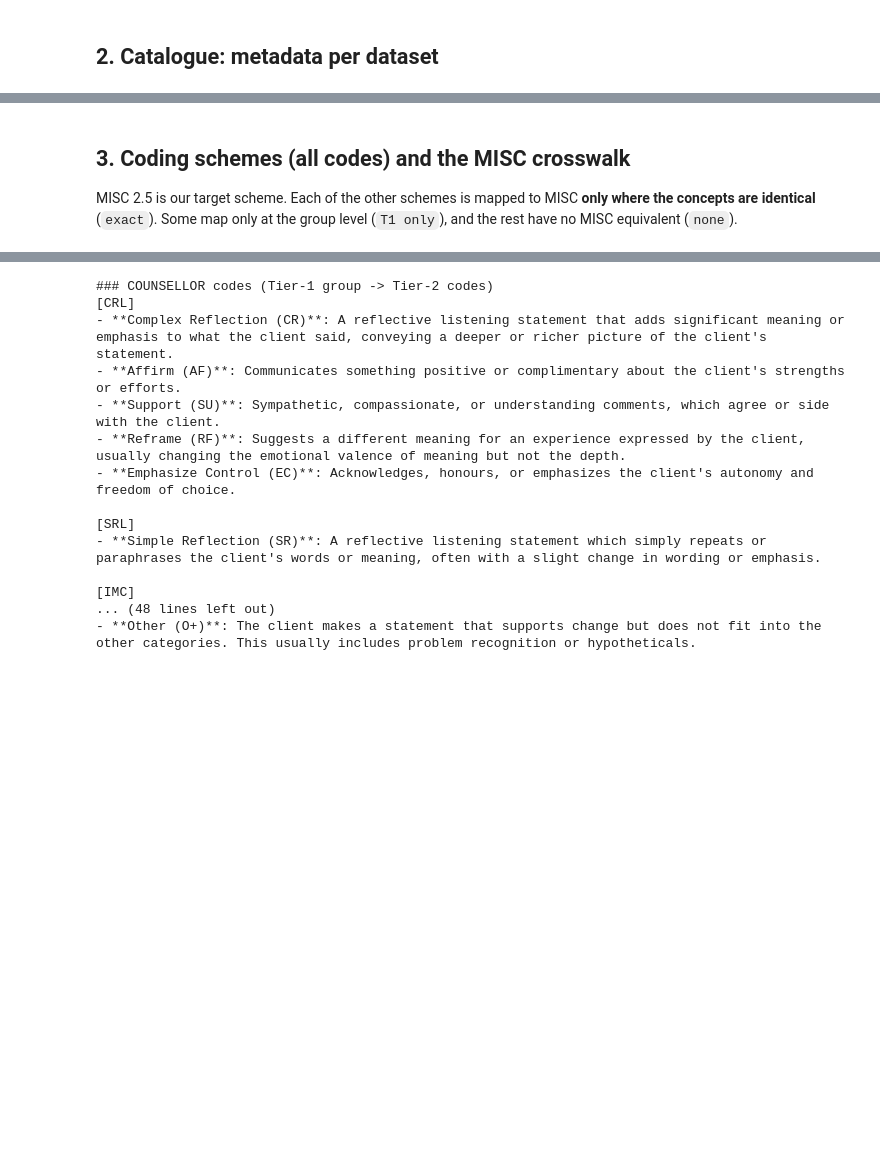
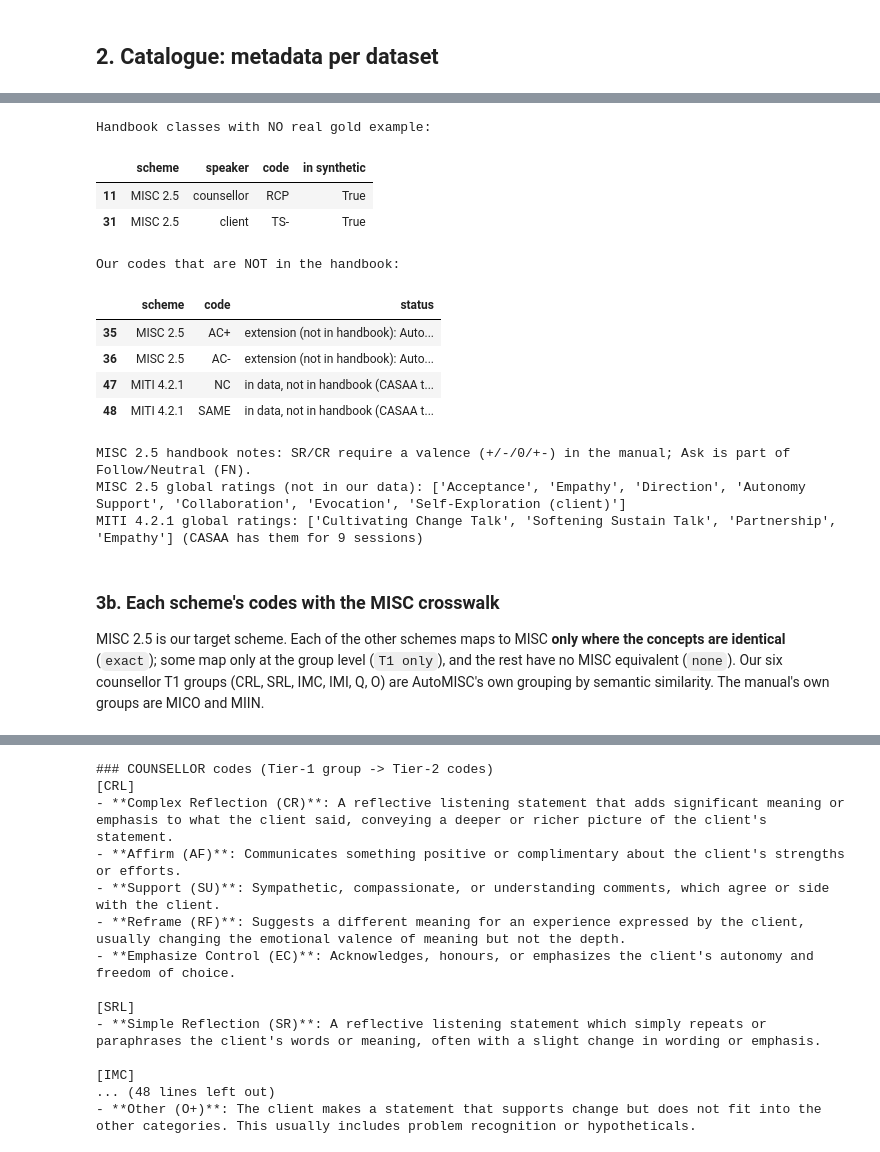
Before and after one commit to Zme874amy/Behavioral-Coding, a Jupyter notebook: notebooks/datasets_eda.ipynb, the cells around one changed output, grey strips where cells are left out. Cells and saved outputs as stored; diff of their text form; code cells hidden in the pictures; blank space fills up the shorter version.

```diff
--- a/notebooks/datasets_eda.ipynb
+++ b/notebooks/datasets_eda.ipynb
@@ -89,8 +125,30 @@ cat.join(size)
+# %%
+print('Handbook classes with NO real gold example:')
+display(H[(H.status == 'ok') & (H['gold datasets'] == '')][['scheme','speaker','code','in synthetic']])
+print('Our codes that are NOT in the handbook:'); display(H[H.status.str.startswith(('extension', 'in data'))][['scheme','code','status']])
+print('MISC 2.5 handbook notes:', registry.HANDBOOK['MISC 2.5']['notes'])
+print('MISC 2.5 global ratings (not in our data):', registry.HANDBOOK['MISC 2.5']['globals'])
+print('MITI 4.2.1 global ratings:', registry.HANDBOOK['MITI 4.2.1']['globals'], '(CASAA has them for 9 sessions)')
+# %% [output]
+Handbook classes with NO real gold example:
+|  | scheme | speaker | code | in synthetic |
+| 11 | MISC 2.5 | counsellor | RCP | True |
+| 31 | MISC 2.5 | client | TS- | True |
+Our codes that are NOT in the handbook:
+|  | scheme | code | status |
+| 35 | MISC 2.5 | AC+ | extension (not in handbook): Auto... |
+| 36 | MISC 2.5 | AC- | extension (not in handbook): Auto... |
+| 47 | MITI 4.2.1 | NC | in data, not in handbook (CASAA t... |
+| 48 | MITI 4.2.1 | SAME | in data, not in handbook (CASAA t... |
+MISC 2.5 handbook notes: SR/CR require a valence (+/-/0/+-) in the manual; Ask is part of Follow/Neutral (FN).
+MISC 2.5 global ratings (not in our data): ['Acceptance', 'Empathy', 'Direction', 'Autonomy Support', 'Collaboration', 'Evocation', 'Self-Exploration (client)']
+MITI 4.2.1 global ratings: ['Cultivating Change Talk', 'Softening Sustain Talk', 'Partnership', 'Empathy'] (CASAA has them for 9 sessions)
 # %% [markdown]
-## 3. Coding schemes (all codes) and the MISC crosswalk
-MISC 2.5 is our target scheme. Each of the other schemes is mapped to MISC **only where
-the concepts are identical** (`exact`). Some map only at the group level (`T1 only`), and
-the rest have no MISC equivalent (`none`).
+### 3b. Each scheme's codes with the MISC crosswalk
+MISC 2.5 is our target scheme. Each of the other schemes maps to MISC **only where the concepts
+are identical** (`exact`); some map only at the group level (`T1 only`), and the rest have no MISC
+equivalent (`none`). Our six counsellor T1 groups (CRL, SRL, IMC, IMI, Q, O) are AutoMISC's own
+grouping by semantic similarity. The manual's own groups are MICO and MIIN.
 # %%
 S = registry.schemes()
 for name, t in S.items():
```
Also changed, not shown: parts of 4 cells of this notebook, 3 other files.
